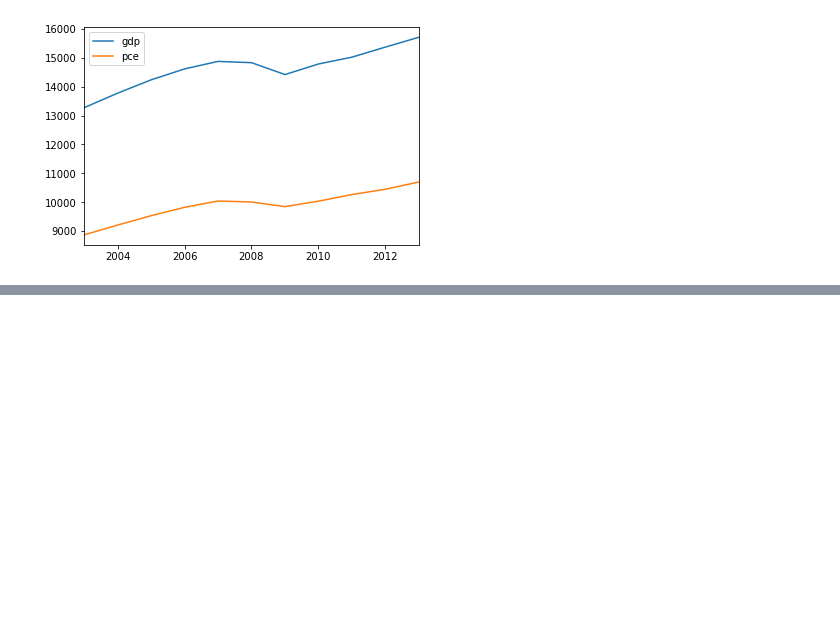
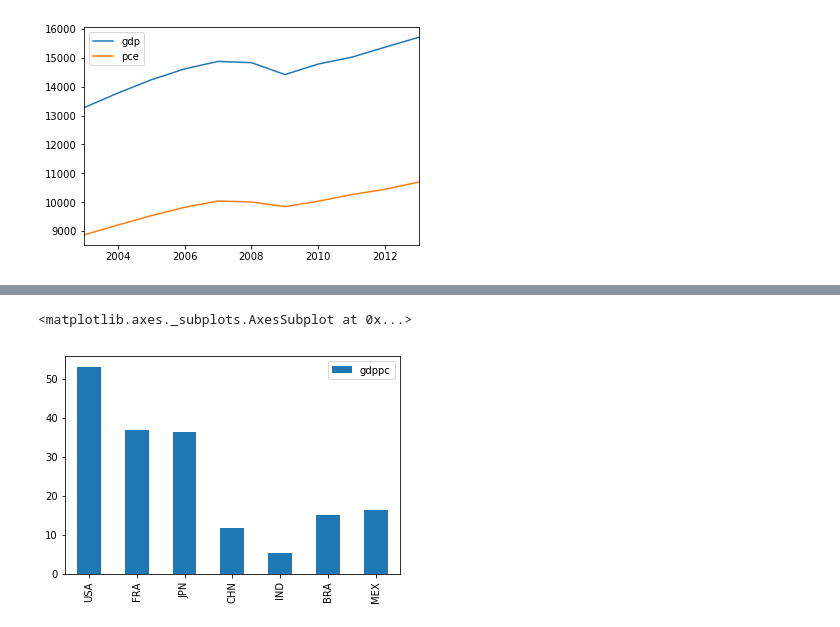
Before and after one commit to missyalienn/nyuDataBootcamp, a Jupyter notebook: bootcamp_sandbox.ipynb, the cells around one changed output, grey strips where cells are left out. Drawn from its saved outputs; the diff is of its cells as text; code cells hidden in the pictures; blank space fills up the shorter version.

```diff
--- a/bootcamp_sandbox.ipynb
+++ b/bootcamp_sandbox.ipynb
@@ -113,0 +120,9 @@ us.plot(ax=ax,
+# %%
+#Use wbdf to create a histogram of gdpc
+code    = ['USA', 'FRA', 'JPN', 'CHN', 'IND', 'BRA', 'MEX']
+country = ['United States', 'France', 'Japan', 'China', 'India',
+             'Brazil', 'Mexico']
+gdppc   = [53.1, 36.9, 36.3, 11.9, 5.4, 15.0, 16.5]
+
+wbdf = pd.DataFrame({'gdppc': gdppc, 'country': country}, index=code)
+wbdf
@@ -113,0 +138,6 @@ us.plot(ax=ax,
+# %%
+wbdf.plot(kind='bar')
+#gdpc from world bank
+# %% [output]
+<matplotlib.axes._subplots.AxesSubplot at 0x...>
+[figure, added]
```
Also changed, not shown: parts of 10 cells of this notebook.
